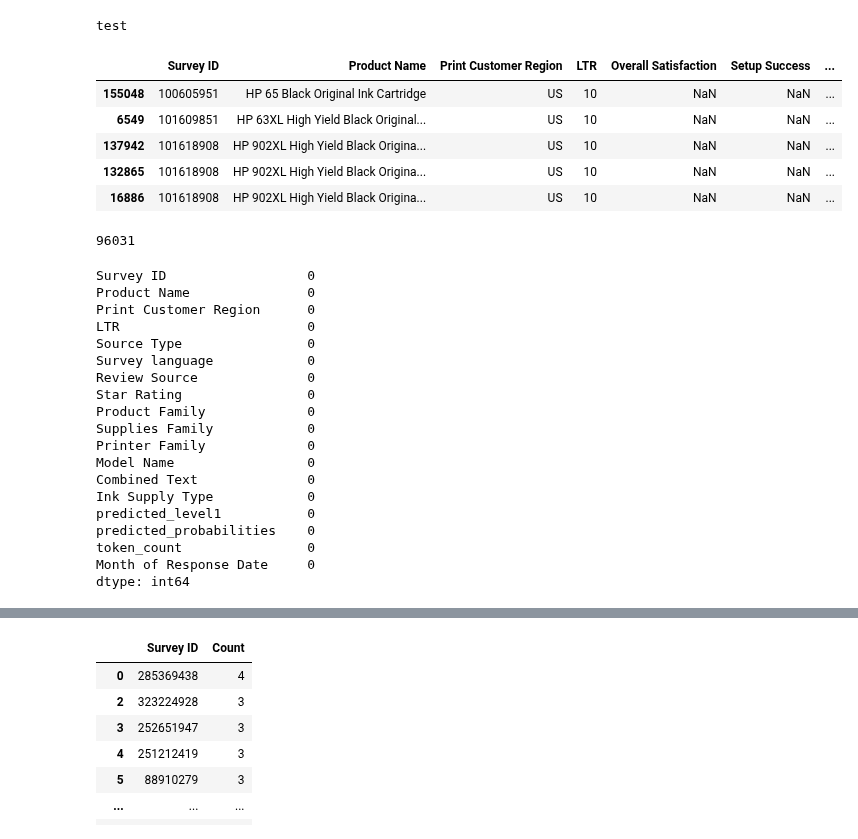
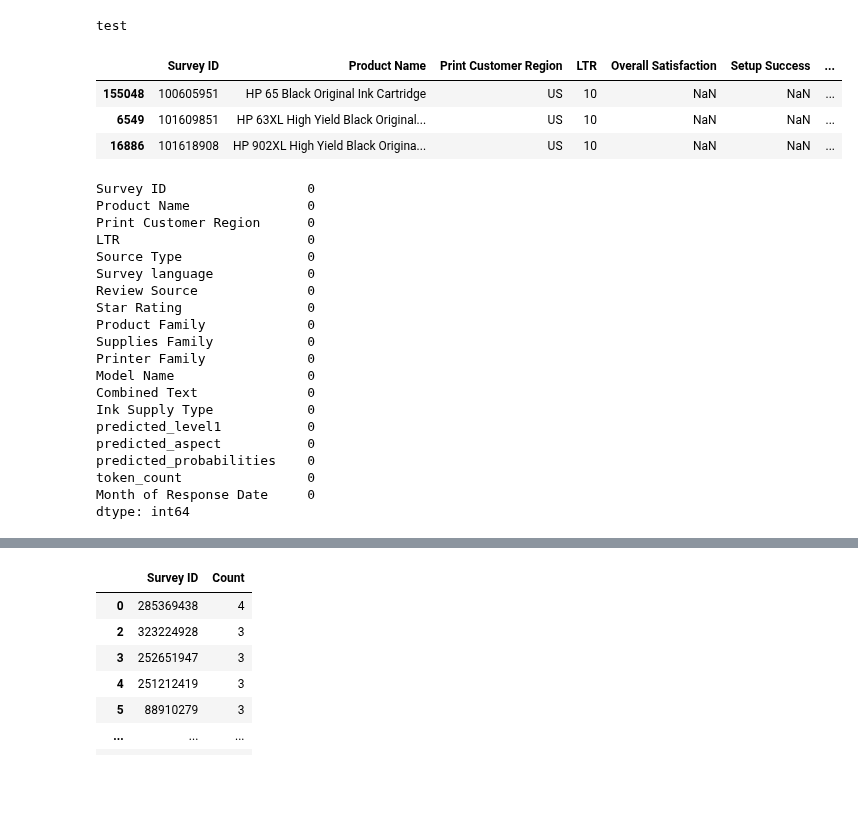
Before and after one commit to wd686/InkSightAnalyzer, a Jupyter notebook: EDA [roy].ipynb, the cells around one changed output, grey strips where cells are left out. Drawn from its saved outputs; the diff is of its cells as text; code cells hidden in the pictures; blank space fills up the shorter version.

```diff
--- a/EDA [roy].ipynb
+++ b/EDA [roy].ipynb
@@ -15,51 +14,43 @@ test
 # %%
 # Load xlsx into df
 # runtime ~45s
-
-# Define file paths
-# filepath1 = r"Raw Web Reviews 2023-2024.xlsx"
-filepath2 = r"Combined Survey+Web review.xlsx"
 
 # Read the Excel files into DataFrames
 # raw_df = pd.read_excel(filepath1, dtype=str)
 # raw_df.count()                                # 48,404 records
 # raw_df['Verbatim Text'].nunique()             # 41,365 unique text reviews
 # raw_df['Product Name'].nunique()              # 185 unique products
 # raw_df['Product Number (SKU)'].nunique()      # 185 unique product number SKUs
 # raw_df['Review Source'].nunique()             # 10 unique review source
 # raw_df['Ink Supply Type'].nunique()           # 2 Ink Supply Type; IIC (Ink-In-Cap) & IPH (Ink Per Head)
 
-combined_df_wdupes = pd.read_excel(filepath2, dtype=str).sort_values(by='Survey ID')
+# Define file paths
+filepath = r"Combined Survey+Web review.xlsx"
+
+combined_df_wdupes = pd.read_excel(filepath, dtype=str).sort_values(by='Survey ID', ascending=True)
 
 # Function to count tokens in each row, handling non-string values
 def count_tokens(text):
     if isinstance(text, str):  # Only process string values
         return len(text.split())
     return 0  # Return 0 for non-string or NaN values
 
 # Apply the function to the text column
 combined_df_wdupes['token_count'] = combined_df_wdupes['Combined Text'].apply(count_tokens)
 
 # Convert datetime to mmm-yy format
 combined_df_wdupes['Month of Response Date'] = pd.to_datetime(combined_df_wdupes['Month of Response Date'])
 combined_df_wdupes['Month of Response Date'] = combined_df_wdupes['Month of Response Date'].dt.strftime('%b-%y')
 
 # Show all columns
 pd.set_option('display.max_columns', None)
 
-combined_df_wdupes.head(5)
+combined_df_wdupes.head(3)
 # %% [output]
 |  | Survey ID | Product Name | Print Customer Region | LTR | Overall Satisfaction | Setup Success | ... |
 | 155048 | 100605951 | HP 65 Black Original Ink Cartridge | US | 10 | NaN | NaN | ... |
 | 6549 | 101609851 | HP 63XL High Yield Black Original... | US | 10 | NaN | NaN | ... |
-| 137942 | 101618908 | HP 902XL High Yield Black Origina... | US | 10 | NaN | NaN | ... |
-| 132865 | 101618908 | HP 902XL High Yield Black Origina... | US | 10 | NaN | NaN | ... |
 | 16886 | 101618908 | HP 902XL High Yield Black Origina... | US | 10 | NaN | NaN | ... |
-# %%
-# No. of Unique Survey ID (96,031)
-combined_df_wdupes['Survey ID'].nunique()
-# %% [output]
-96031
 # %%
 # Filter relevant columns
 filtered_columns = '''
@@ -78,6 +69,7 @@ Model Name
 Combined Text
 Ink Supply Type
 predicted_level1
+predicted_aspect
 predicted_probabilities
 token_count
 Month of Response Date
@@ -106,6 +98,7 @@ Model Name                 0
 Combined Text              0
 Ink Supply Type            0
 predicted_level1           0
+predicted_aspect           0
 predicted_probabilities    0
 token_count                0
 Month of Response Date     0
```
Also changed, not shown: parts of 3 cells of this notebook, 3 other files.
